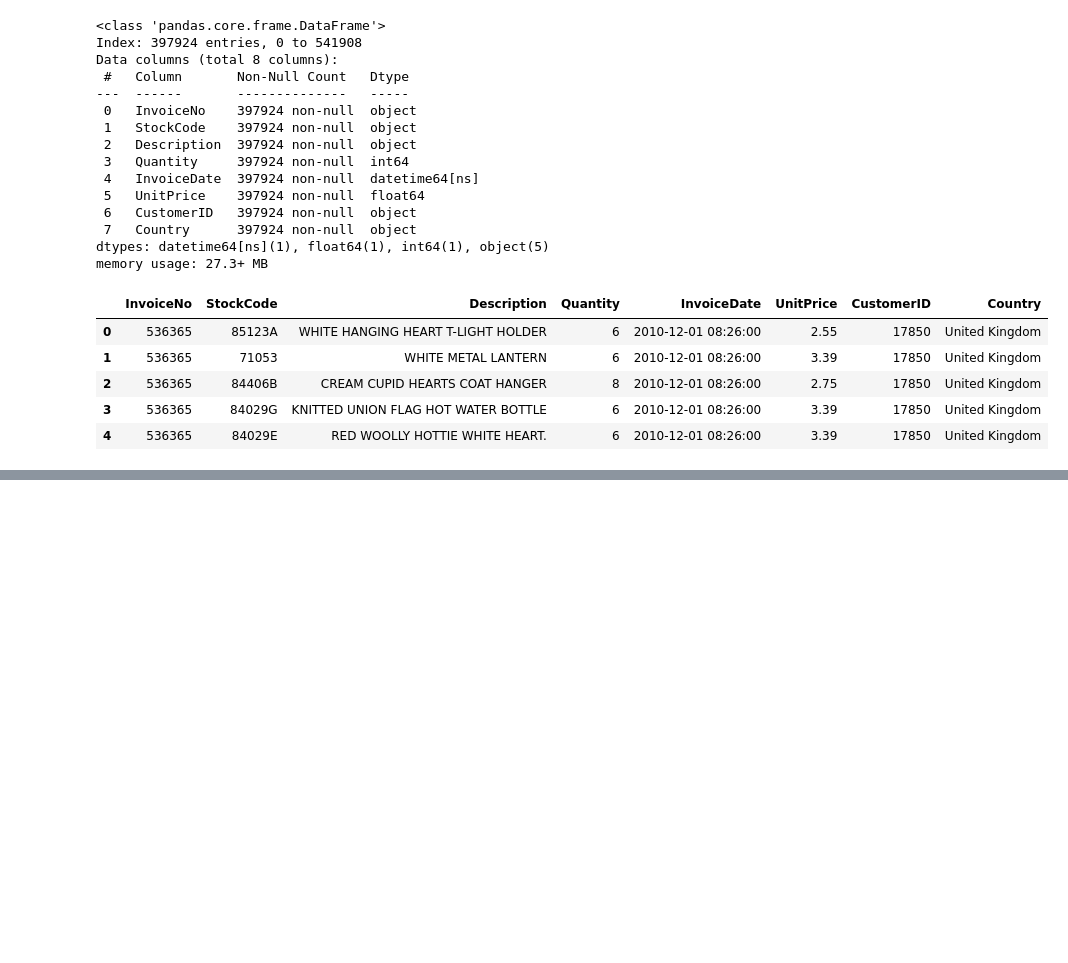
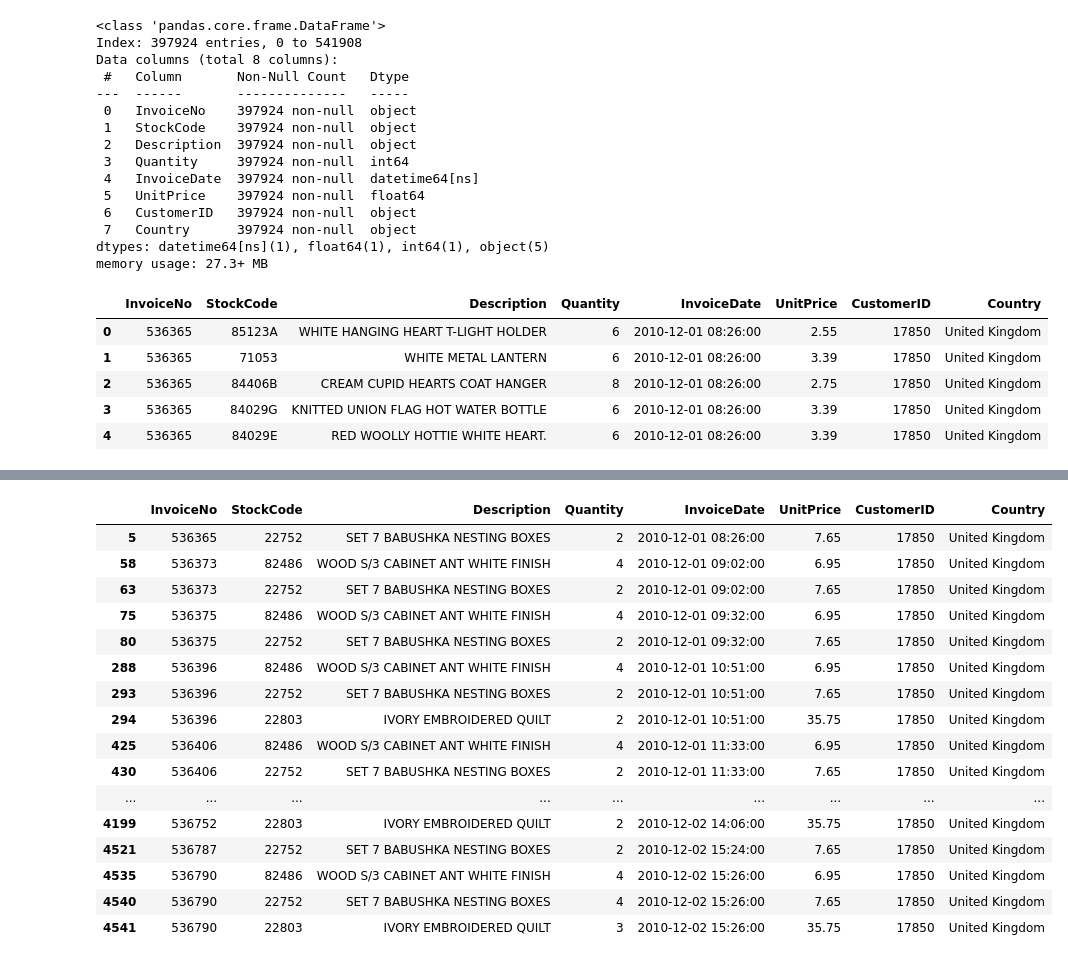
Before and after one commit to KrzysztofTyszecki/data-science-bootcamp, a Jupyter notebook: Intro_SQL.ipynb, the cells around one changed output, grey strips where cells are left out. Drawn from its saved outputs; the diff is of its cells as text; code cells hidden in the pictures; blank space fills up the shorter version.

```diff
--- a/Intro_SQL.ipynb
+++ b/Intro_SQL.ipynb
@@ -122,0 +186,20 @@ retail.head()
+# %%
+retail[(retail.CustomerID == '17850') & (retail.UnitPrice > 5)]
+# %% [output]
+|  | InvoiceNo | StockCode | Description | Quantity | InvoiceDate | UnitPrice | CustomerID | Country |
+| 5 | 536365 | 22752 | SET 7 BABUSHKA NESTING BOXES | 2 | 2010-12-01 08:26:00 | 7.65 | 17850 | United Kingdom |
+| 58 | 536373 | 82486 | WOOD S/3 CABINET ANT WHITE FINISH | 4 | 2010-12-01 09:02:00 | 6.95 | 17850 | United Kingdom |
+| 63 | 536373 | 22752 | SET 7 BABUSHKA NESTING BOXES | 2 | 2010-12-01 09:02:00 | 7.65 | 17850 | United Kingdom |
+| 75 | 536375 | 82486 | WOOD S/3 CABINET ANT WHITE FINISH | 4 | 2010-12-01 09:32:00 | 6.95 | 17850 | United Kingdom |
+| 80 | 536375 | 22752 | SET 7 BABUSHKA NESTING BOXES | 2 | 2010-12-01 09:32:00 | 7.65 | 17850 | United Kingdom |
+| 288 | 536396 | 82486 | WOOD S/3 CABINET ANT WHITE FINISH | 4 | 2010-12-01 10:51:00 | 6.95 | 17850 | United Kingdom |
+| 293 | 536396 | 22752 | SET 7 BABUSHKA NESTING BOXES | 2 | 2010-12-01 10:51:00 | 7.65 | 17850 | United Kingdom |
+| 294 | 536396 | 22803 | IVORY EMBROIDERED QUILT | 2 | 2010-12-01 10:51:00 | 35.75 | 17850 | United Kingdom |
+| 425 | 536406 | 82486 | WOOD S/3 CABINET ANT WHITE FINISH | 4 | 2010-12-01 11:33:00 | 6.95 | 17850 | United Kingdom |
+| 430 | 536406 | 22752 | SET 7 BABUSHKA NESTING BOXES | 2 | 2010-12-01 11:33:00 | 7.65 | 17850 | United Kingdom |
+| ... | ... | ... | ... | ... | ... | ... | ... | ... |
+| 4199 | 536752 | 22803 | IVORY EMBROIDERED QUILT | 2 | 2010-12-02 14:06:00 | 35.75 | 17850 | United Kingdom |
+| 4521 | 536787 | 22752 | SET 7 BABUSHKA NESTING BOXES | 2 | 2010-12-02 15:24:00 | 7.65 | 17850 | United Kingdom |
+| 4535 | 536790 | 82486 | WOOD S/3 CABINET ANT WHITE FINISH | 4 | 2010-12-02 15:26:00 | 6.95 | 17850 | United Kingdom |
+| 4540 | 536790 | 22752 | SET 7 BABUSHKA NESTING BOXES | 4 | 2010-12-02 15:26:00 | 7.65 | 17850 | United Kingdom |
+| 4541 | 536790 | 22803 | IVORY EMBROIDERED QUILT | 3 | 2010-12-02 15:26:00 | 35.75 | 17850 | United Kingdom |
```
Also changed, not shown: parts of 16 cells of this notebook.
